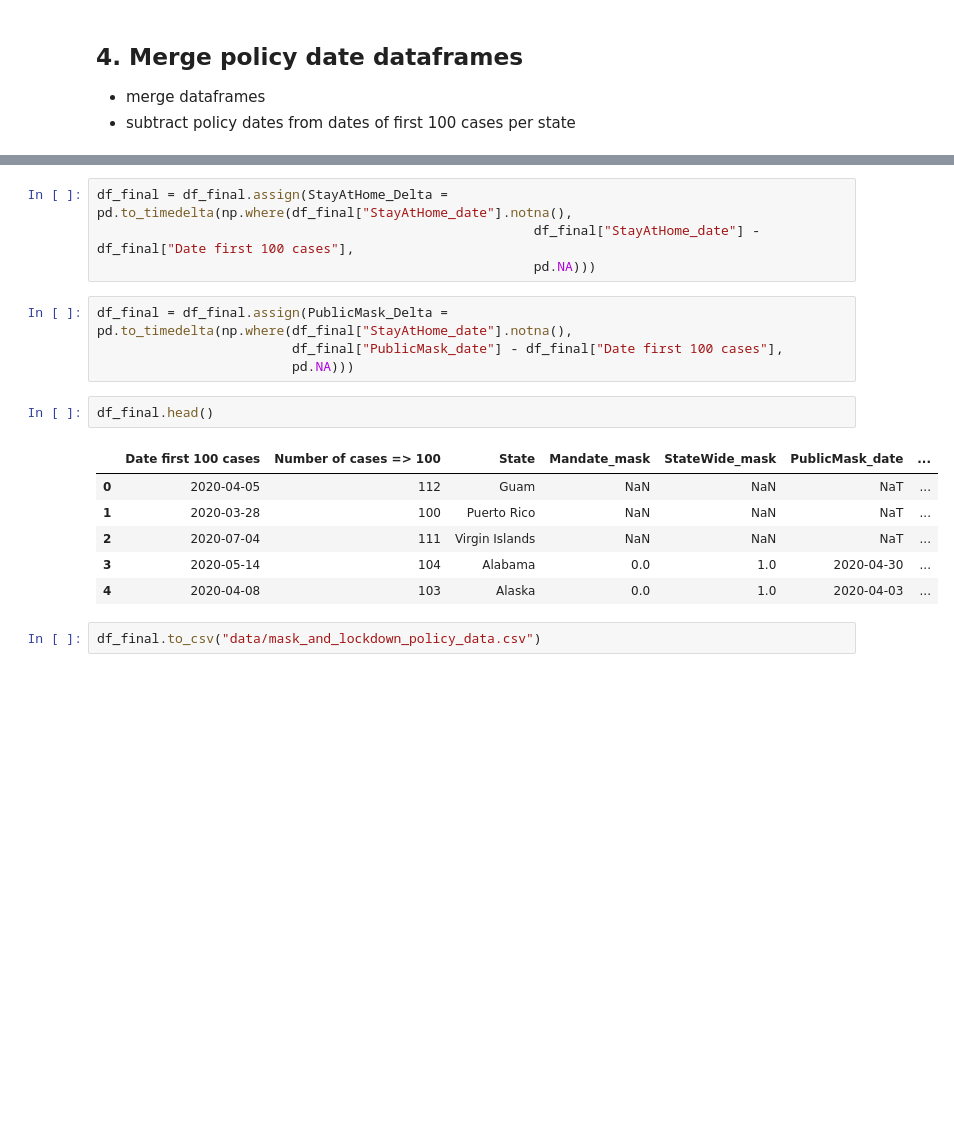
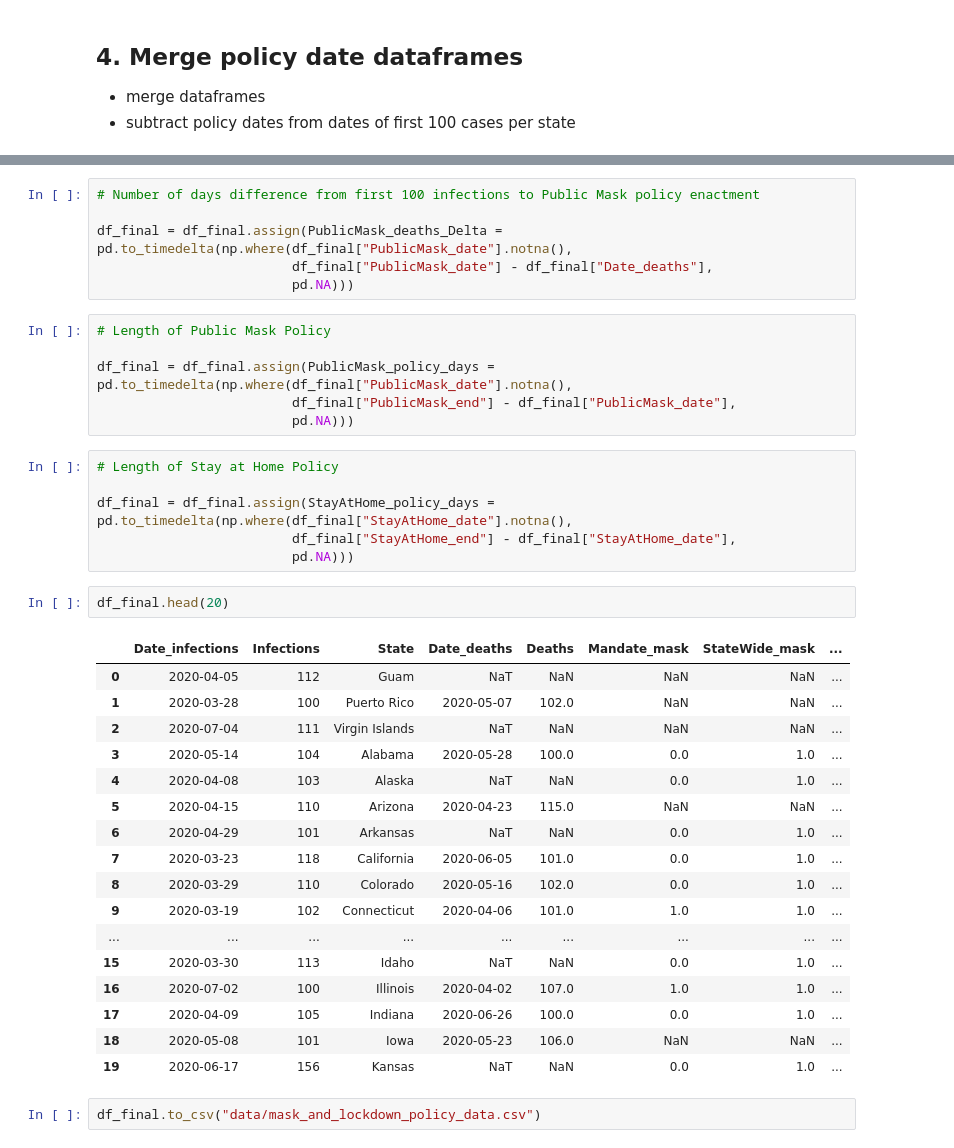
Before and after one commit to JMiguelFernandes/Project-5---Coronavirus, a Jupyter notebook: Dates of first 100 cases and policies.ipynb, the cells around one changed output, grey strips where cells are left out. Drawn from its saved outputs; the diff is of its cells as text; blank space fills up the shorter version.

Commit message:
adding policy length and end dates

```diff
--- a/Dates of first 100 cases and policies.ipynb
+++ b/Dates of first 100 cases and policies.ipynb
@@ -239,19 +240,40 @@ df_final["Date first 100 cases"] = pd.to_datetime(df_final["Date first 100 cases
+# %%
+# Number of days difference from first 100 infections to Public Mask policy enactment
+
+df_final = df_final.assign(PublicMask_deaths_Delta = pd.to_timedelta(np.where(df_final["PublicMask_date"].notna(),
+                         df_final["PublicMask_date"] - df_final["Date_deaths"],
+                         pd.NA)))
+# %%
+# Length of Public Mask Policy
+
+df_final = df_final.assign(PublicMask_policy_days = pd.to_timedelta(np.where(df_final["PublicMask_date"].notna(),
+                         df_final["PublicMask_end"] - df_final["PublicMask_date"],
+                         pd.NA)))
 # %%
-df_final = df_final.assign(StayAtHome_Delta = pd.to_timedelta(np.where(df_final["StayAtHome_date"].notna(),
-                                                        df_final["StayAtHome_date"] - df_final["Date first 100 cases"],
-                                                        pd.NA)))
+# Length of Stay at Home Policy
+
+df_final = df_final.assign(StayAtHome_policy_days = pd.to_timedelta(np.where(df_final["StayAtHome_date"].notna(),
+                         df_final["StayAtHome_end"] - df_final["StayAtHome_date"],
+                         pd.NA)))
-# %%
-df_final = df_final.assign(PublicMask_Delta = pd.to_timedelta(np.where(df_final["StayAtHome_date"].notna(),
-                         df_final["PublicMask_date"] - df_final["Date first 100 cases"],
-                         pd.NA)))
 # %%
-df_final.head()
+df_final.head(20)
 # %% [output]
-|  | Date first 100 cases | Number of cases => 100 | State | Mandate_mask | StateWide_mask | PublicMask_date | ... |
-| 0 | 2020-04-05 | 112 | Guam | NaN | NaN | NaT | ... |
-| 1 | 2020-03-28 | 100 | Puerto Rico | NaN | NaN | NaT | ... |
-| 2 | 2020-07-04 | 111 | Virgin Islands | NaN | NaN | NaT | ... |
-| 3 | 2020-05-14 | 104 | Alabama | 0.0 | 1.0 | 2020-04-30 | ... |
-| 4 | 2020-04-08 | 103 | Alaska | 0.0 | 1.0 | 2020-04-03 | ... |
+|  | Date_infections | Infections | State | Date_deaths | Deaths | Mandate_mask | StateWide_mask | ... |
+| 0 | 2020-04-05 | 112 | Guam | NaT | NaN | NaN | NaN | ... |
+| 1 | 2020-03-28 | 100 | Puerto Rico | 2020-05-07 | 102.0 | NaN | NaN | ... |
+| 2 | 2020-07-04 | 111 | Virgin Islands | NaT | NaN | NaN | NaN | ... |
+| 3 | 2020-05-14 | 104 | Alabama | 2020-05-28 | 100.0 | 0.0 | 1.0 | ... |
+| 4 | 2020-04-08 | 103 | Alaska | NaT | NaN | 0.0 | 1.0 | ... |
+| 5 | 2020-04-15 | 110 | Arizona | 2020-04-23 | 115.0 | NaN | NaN | ... |
+| 6 | 2020-04-29 | 101 | Arkansas | NaT | NaN | 0.0 | 1.0 | ... |
+| 7 | 2020-03-23 | 118 | California | 2020-06-05 | 101.0 | 0.0 | 1.0 | ... |
+| 8 | 2020-03-29 | 110 | Colorado | 2020-05-16 | 102.0 | 0.0 | 1.0 | ... |
+| 9 | 2020-03-19 | 102 | Connecticut | 2020-04-06 | 101.0 | 1.0 | 1.0 | ... |
+| ... | ... | ... | ... | ... | ... | ... | ... | ... |
+| 15 | 2020-03-30 | 113 | Idaho | NaT | NaN | 0.0 | 1.0 | ... |
+| 16 | 2020-07-02 | 100 | Illinois | 2020-04-02 | 107.0 | 1.0 | 1.0 | ... |
+| 17 | 2020-04-09 | 105 | Indiana | 2020-06-26 | 100.0 | 0.0 | 1.0 | ... |
+| 18 | 2020-05-08 | 101 | Iowa | 2020-05-23 | 106.0 | NaN | NaN | ... |
+| 19 | 2020-06-17 | 156 | Kansas | NaT | NaN | 0.0 | 1.0 | ... |
 # %%
 df_final.to_csv("data/mask_and_lockdown_policy_data.csv")
```
Also changed, not shown: parts of 24 cells of this notebook, 1 other file.
